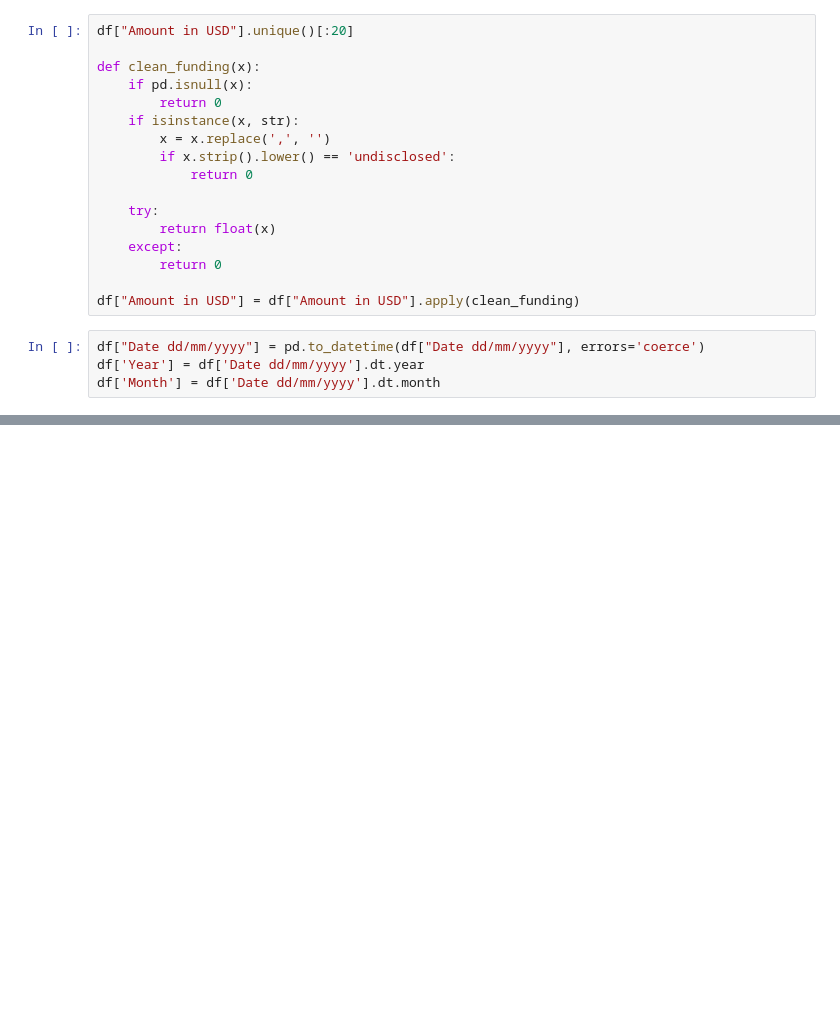
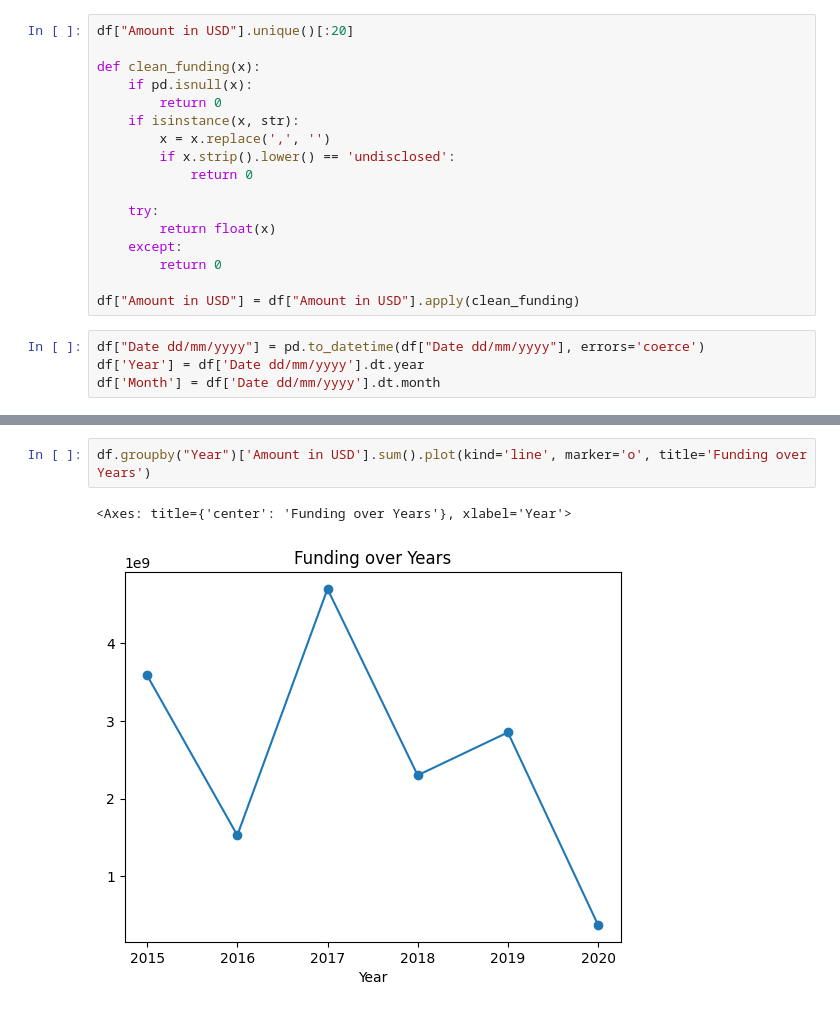
Before and after one commit to imsks/learning-ai, a Jupyter notebook: notebooks/pandas.ipynb, the cells around one changed output, grey strips where cells are left out. Drawn from its saved outputs; the diff is of its cells as text; blank space fills up the shorter version.

```diff
--- a/notebooks/pandas.ipynb
+++ b/notebooks/pandas.ipynb
@@ -57,0 +68,5 @@ df[['Startup Name', 'City  Location', 'Amount in USD', 'Year']].sample(5)
+# %%
+df.groupby("Year")['Amount in USD'].sum().plot(kind='line', marker='o', title='Funding over Years')
+# %% [output]
+<Axes: title={'center': 'Funding over Years'}, xlabel='Year'>
+[figure, added]
```
Also changed, not shown: parts of 6 cells of this notebook.
